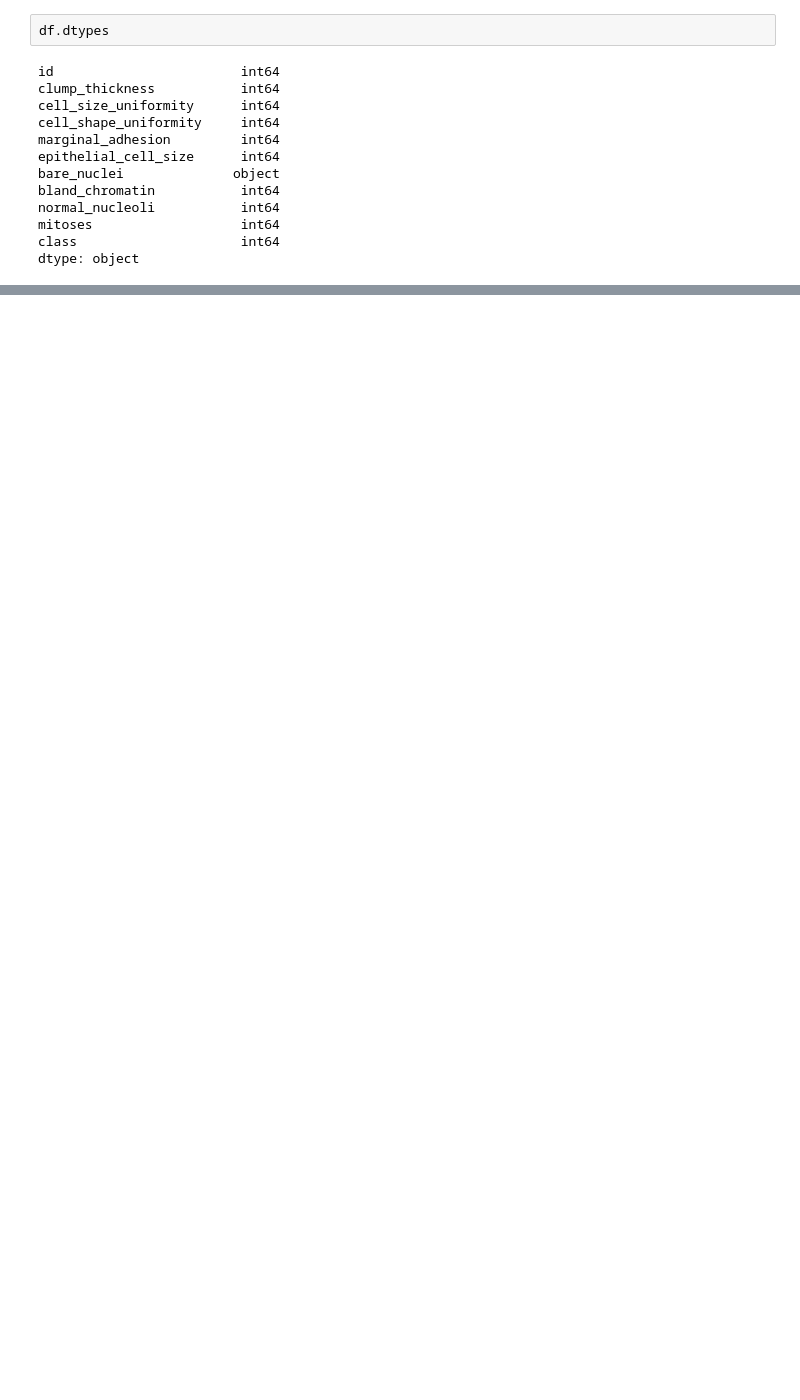
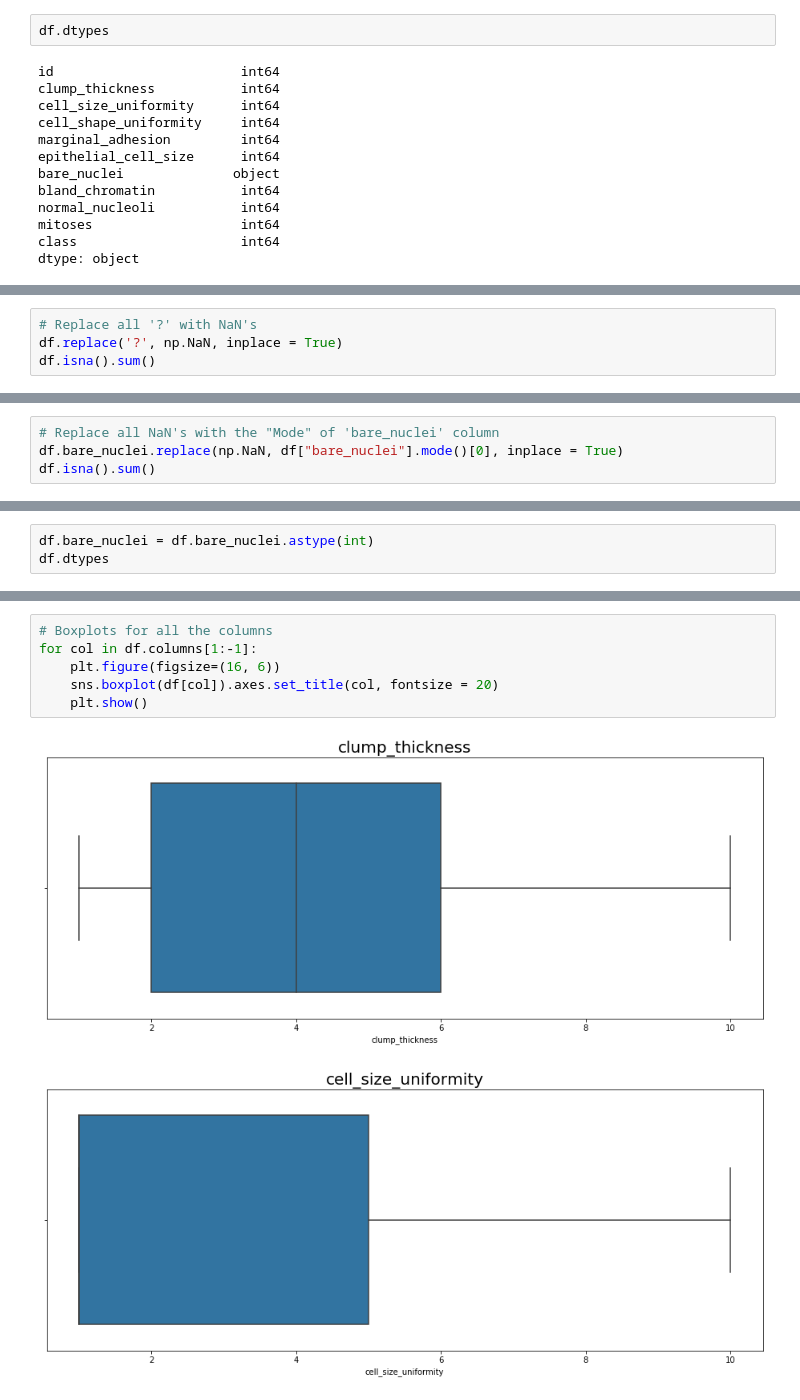
Before and after one commit to aishwarya-1/breast_cancer_detection, a Jupyter notebook: basic_models.ipynb, the cells around one changed output, grey strips where cells are left out. Saved outputs shown, nothing was run; the diff lists cells and outputs as text; blank space fills up the shorter version.

```diff
--- a/basic_models.ipynb
+++ b/basic_models.ipynb
@@ -56,0 +68,4 @@ True
+# %%
+# Replace all '?' with NaN's
+df.replace('?', np.NaN, inplace = True)
+df.isna().sum()
@@ -56,0 +96,4 @@ True
+# %%
+# Replace all NaN's with the "Mode" of 'bare_nuclei' column
+df.bare_nuclei.replace(np.NaN, df["bare_nuclei"].mode()[0], inplace = True)
+df.isna().sum()
@@ -56,0 +113,3 @@ True
+# %%
+df.bare_nuclei = df.bare_nuclei.astype(int)
+df.dtypes
@@ -56,0 +129,9 @@ True
+# %%
+# Boxplots for all the columns
+for col in df.columns[1:-1]:
+    plt.figure(figsize=(16, 6))
+    sns.boxplot(df[col]).axes.set_title(col, fontsize = 20)
+    plt.show()
+# %% [output]
+[figure, added]
+[figure, added]
```
Also changed, not shown: parts of 27 cells of this notebook.
